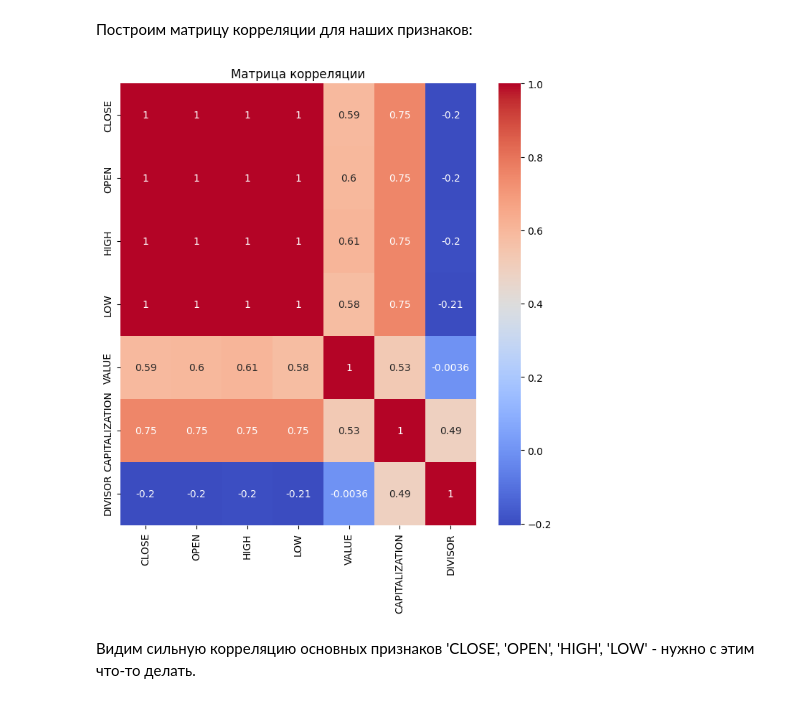
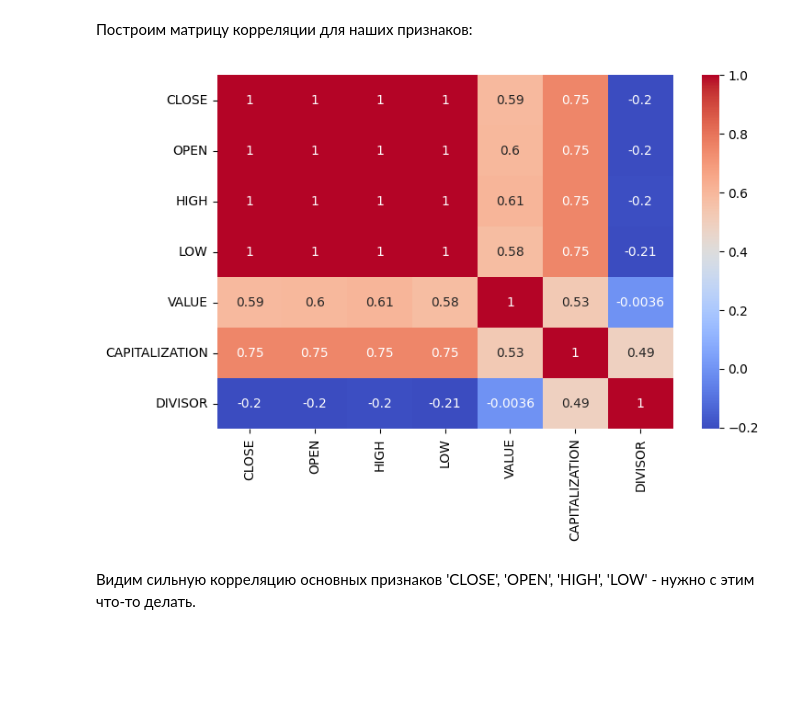
Before and after one commit to mariaa-ea/Machine-learning-for-scientific-data-analysis, a Jupyter notebook: PR_1.ipynb, the cells around one changed output. Saved outputs shown, nothing was run; the diff lists cells and outputs as text; code cells hidden in the pictures; blank space fills up the shorter version.

```diff
--- a/PR_1.ipynb
+++ b/PR_1.ipynb
@@ -254,12 +254,12 @@ data_target = data['CLOSE']
 # %%
 correlation_matrix = data.corr()
 
-plt.figure(figsize=(8, 8))
+plt.figure(figsize=(8, 5))
 sns.heatmap(correlation_matrix, annot=True, cmap='coolwarm')
-plt.title('Матрица корреляции')
+# plt.title('Матрица корреляции')
 plt.show()
 # %% [output]
-[figure, old version]
+[figure, new version]
 # %% [markdown]
 Видим сильную корреляцию основных признаков 'CLOSE', 'OPEN', 'HIGH', 'LOW' - нужно с этим что-то делать.
 # %% [markdown]
```
Also changed, not shown: parts of 1 cell of this notebook.
